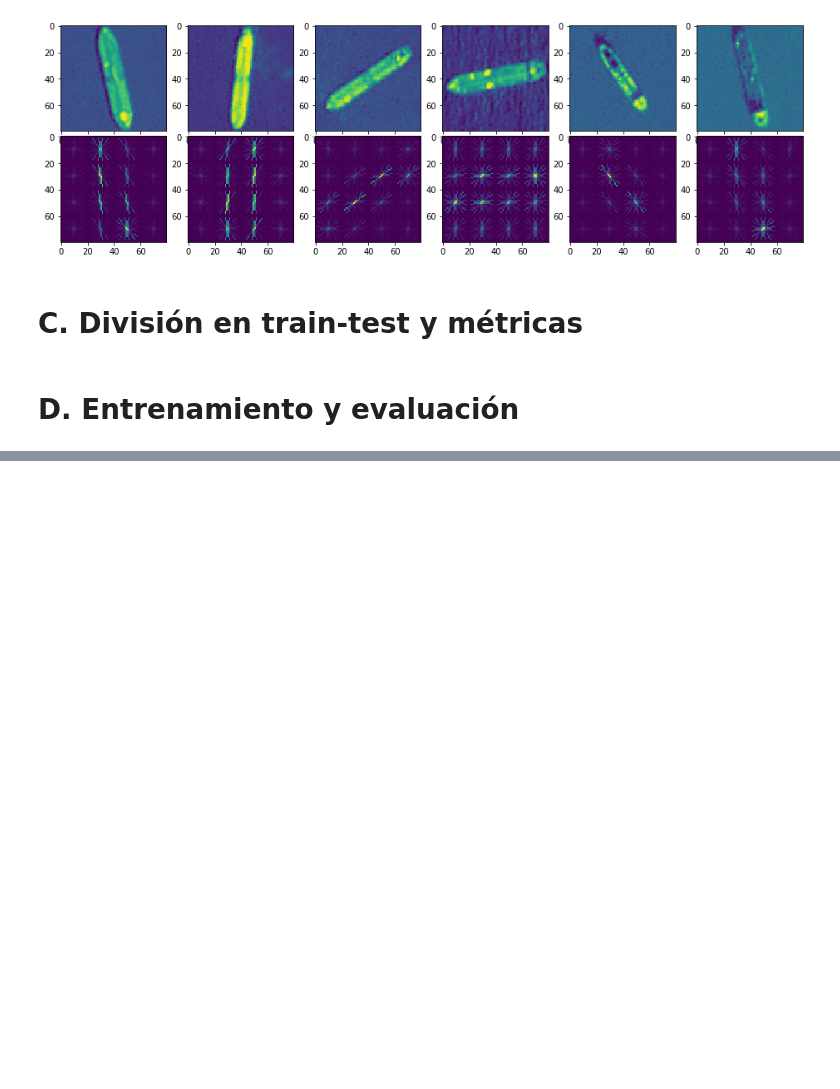
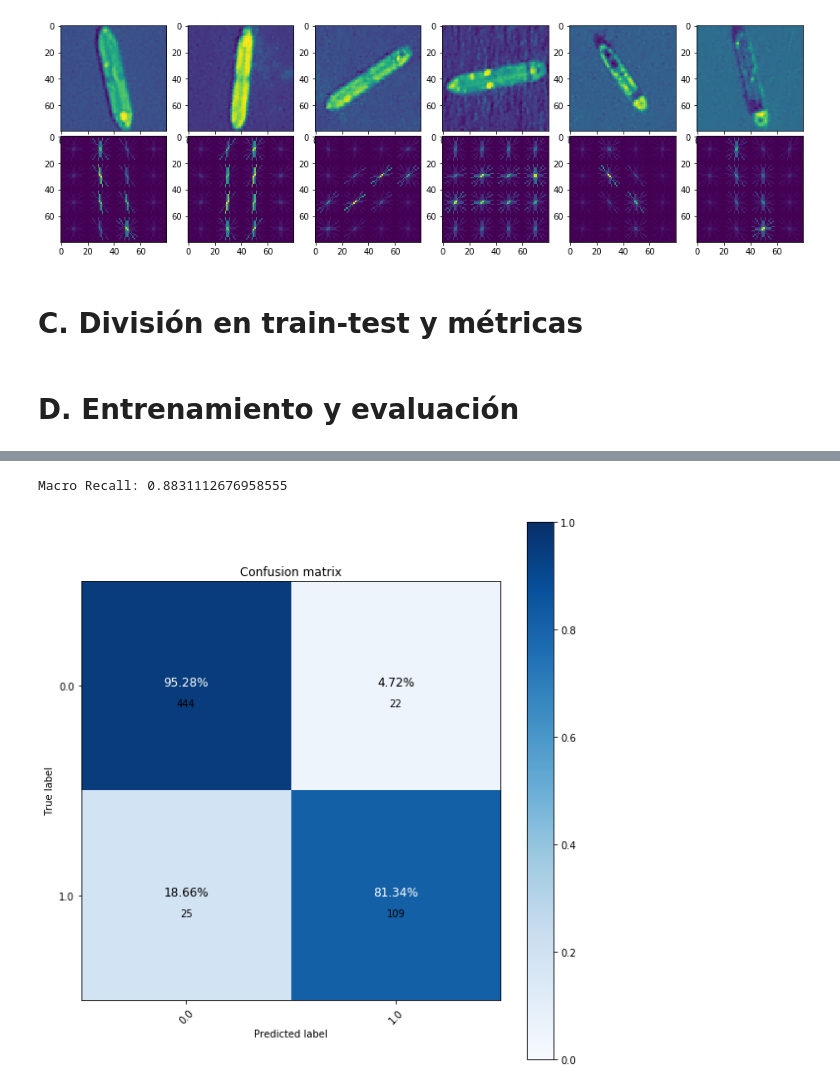
Before and after one commit to dgarridoa/T3ML, a Jupyter notebook: solucion.ipynb, the cells around one changed output, grey strips where cells are left out. Drawn from its saved outputs; the diff is of its cells as text; code cells hidden in the pictures; blank space fills up the shorter version.

```diff
--- a/solucion.ipynb
+++ b/solucion.ipynb
@@ -263,0 +262,39 @@ Accuracy: 0.9375
+# %%
+class MyFLDA:
+    def fit(self, X, y):
+        """
+        En base al conjunto de entremamiento D={X,y},
+        despejar a y b y guardar los atributos del objeto
+        """
+        N, M = X.shape
+        N1 = y.sum()
+        N2 = N-N1
+        mu1 = ((X.T*y).T).sum(axis=0)/N1
+        mu2 = ((X.T*(1-y)).T).sum(axis=0)/N2
+        SB = np.dot((mu1-mu2).reshape((M,1)), (mu1-mu2).reshape((M,1)).T)
+        SW = np.dot((X-mu1).T*y,((X-mu1).T*y).T)+np.dot((X-mu2).T*(1-y),((X-mu2).T*(1-y)).T)
+        SW_inv = np.linalg.inv(SW)
+        a = np.dot(SW_inv, mu1-mu2)
+        b = -np.dot(a, (1/2)*(mu1+mu2))
+        self.a = a
+        self.b = b
+    def predict(self, X):
+        """
+        Retorna las predicciones sobre X.
+        """
+        probabilities = 1/(1+np.exp(-(np.dot(X, self.a)+self.b)))
+        predictions = probabilities.round()
+        return predictions
+# %%
+clf = MyFLDA()
+clf.fit(X_train, y_train)
+# %%
+# desempeño en validación
+y_pred = clf.predict(X_val)
+cm_fig, acc = get_cm(y_val, y_pred)
+macro_recall = recall_score(y_val, y_pred, average="macro")
+print(f"Macro Recall: {macro_recall}")
+cm_fig
+# %% [output]
+Macro Recall: 0.8831112676958555
+[figure, added]
```
Also changed, not shown: parts of 15 cells of this notebook.
